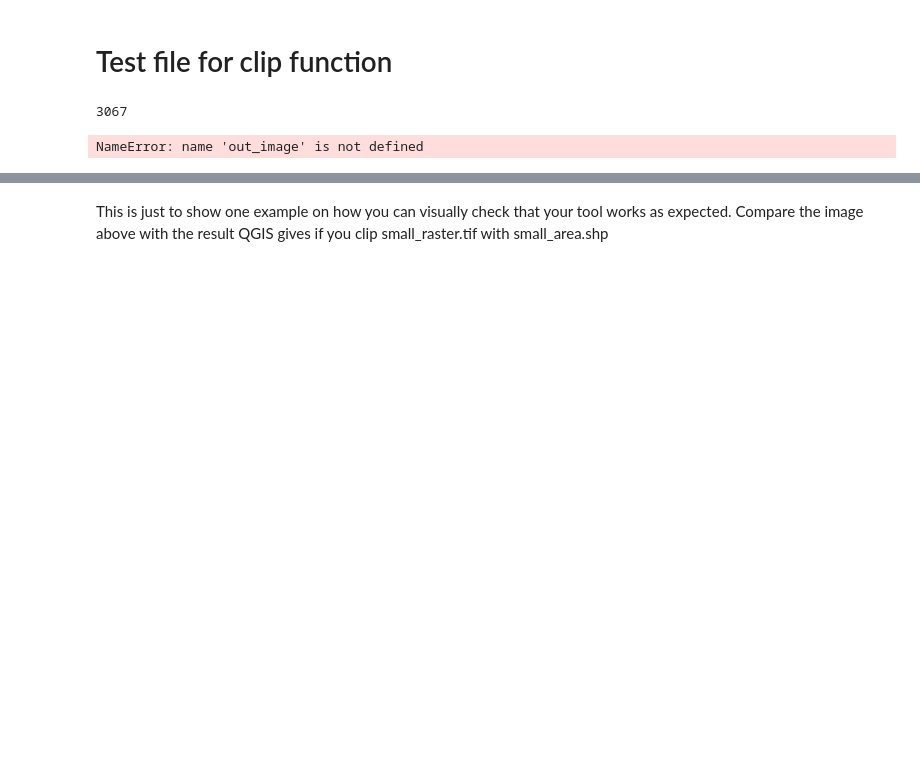
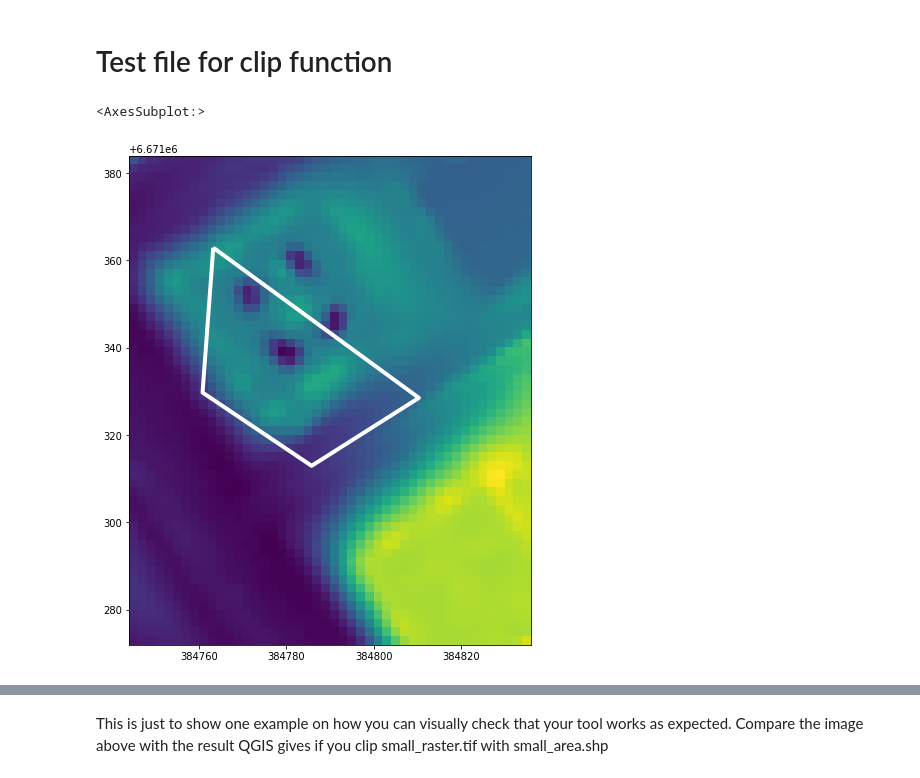
Before and after one commit to GispoCoding/eis_toolkit, a Jupyter notebook: notebooks/testing_clip.ipynb, the cells around one changed output, grey strips where cells are left out. Drawn from its saved outputs; the diff is of its cells as text; code cells hidden in the pictures; blank space fills up the shorter version.

```diff
--- a/notebooks/testing_clip.ipynb
+++ b/notebooks/testing_clip.ipynb
@@ -24,9 +19,0 @@ with rio.open("../tests/data/small_raster.tif") as input_raster:
-# %%
-input_polygon.crs.to_epsg()
-# %% [output]
-3067
-# %%
-with rio.open("../tests/o", 'w', **out_meta) as dest:
-    dest.write(out_image)
-# %% [output]
-NameError: name 'out_image' is not defined
@@ -41,0 +20,17 @@ pyplot.show()
+# %%
+# Read data
+input_polygon = gpd.read_file("../tests/data/small_area.shp")
+input_raster = rio.open("../tests/data/small_raster.tif")
+
+# See what the raster and polygon look like
+fig, ax = plt.subplots(figsize=(9,9))
+show(input_raster, ax=ax)
+input_polygon.plot(
+    ax=ax,
+    facecolor="None",
+    edgecolor="White",
+    linewidth=4,
+)
+# %% [output]
+<AxesSubplot:>
+[figure, added]
```
Also changed, not shown: parts of 7 cells of this notebook.
